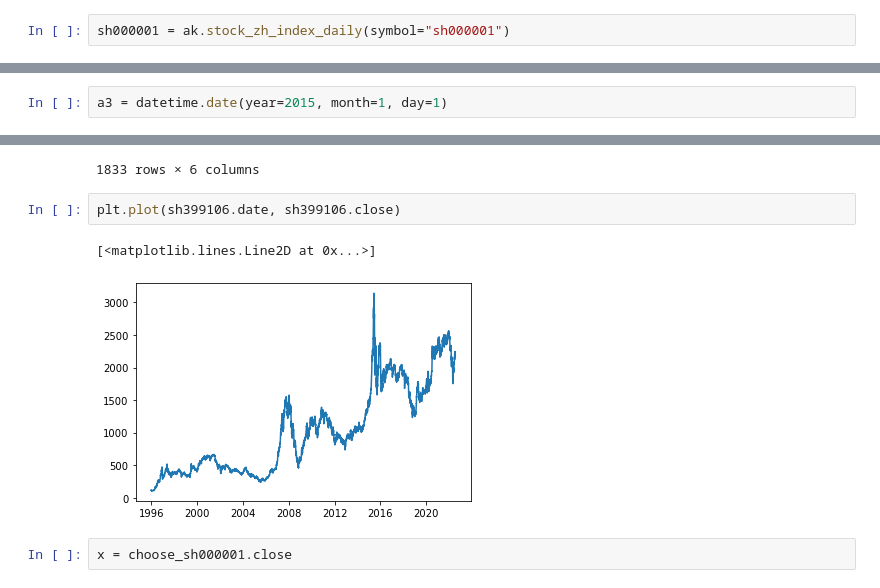
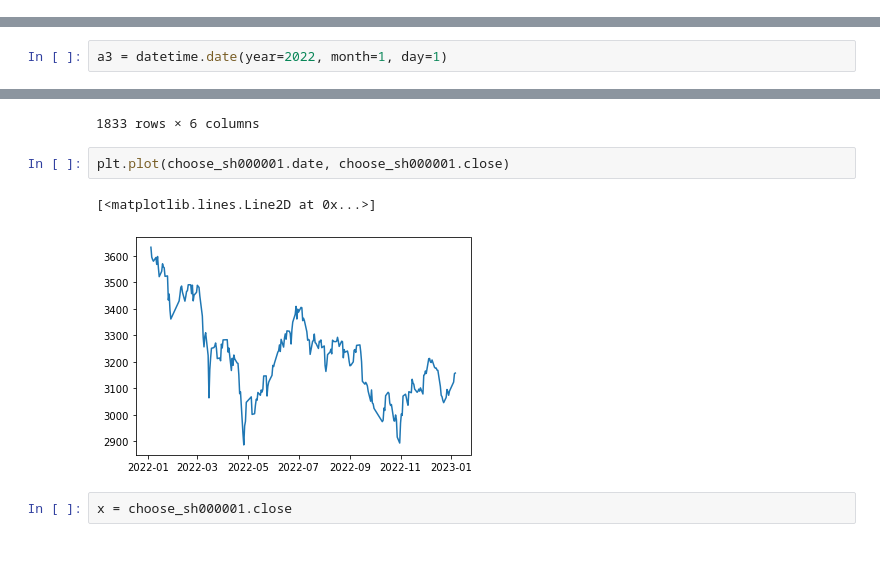
Before and after one commit to bensonlew/finance_learning, a Jupyter notebook: learn1/未命名1.ipynb, the cells around one changed output, grey strips where cells are left out. Saved outputs shown, nothing was run; the diff lists cells and outputs as text; blank space fills up the shorter version.

```diff
--- a/learn1/未命名1.ipynb
+++ b/learn1/未命名1.ipynb
@@ -4,5 +4,3 @@ import pandas as pd
 import matplotlib.pyplot as plt
 import akshare as ak
 import datetime
-# %%
-sh000001 = ak.stock_zh_index_daily(symbol="sh000001")
@@ -25,5 +46,5 @@ sh000001
 # %%
-a3 = datetime.date(year=2015, month=1, day=1)
+a3 = datetime.date(year=2022, month=1, day=1)
 # %%
 choose_sh000001 = sh000001[sh000001["date"] > a3]
 # %%
@@ -141,10 +162,10 @@ choose_sh399106
 | 6443 | 2022-07-15 | 2185.152 | 2202.052 | 2159.994 | 2159.994 | 50583902606 |
 1833 rows × 6 columns
 # %%
-plt.plot(sh399106.date, sh399106.close)
+plt.plot(choose_sh000001.date, choose_sh000001.close)
 # %% [output]
 [<matplotlib.lines.Line2D at 0x...>]
-[figure, old version]
+[figure, new version]
 # %%
 x = choose_sh000001.close
 # %%
```
Also changed, not shown: parts of 4 cells of this notebook, 44 other files.
